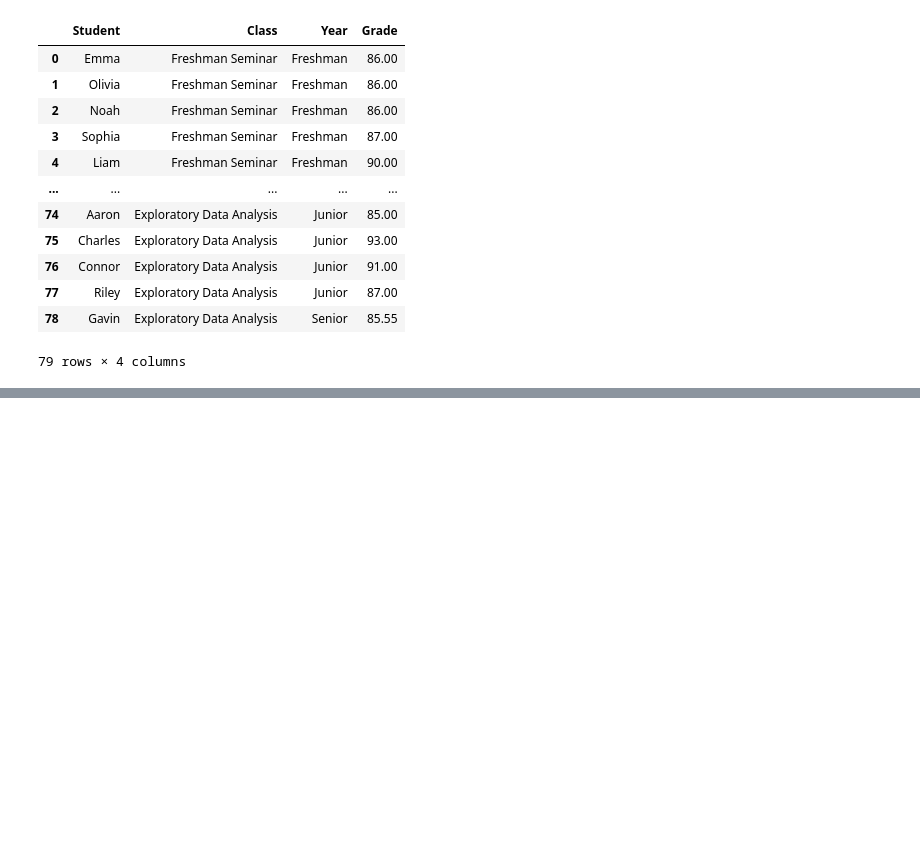
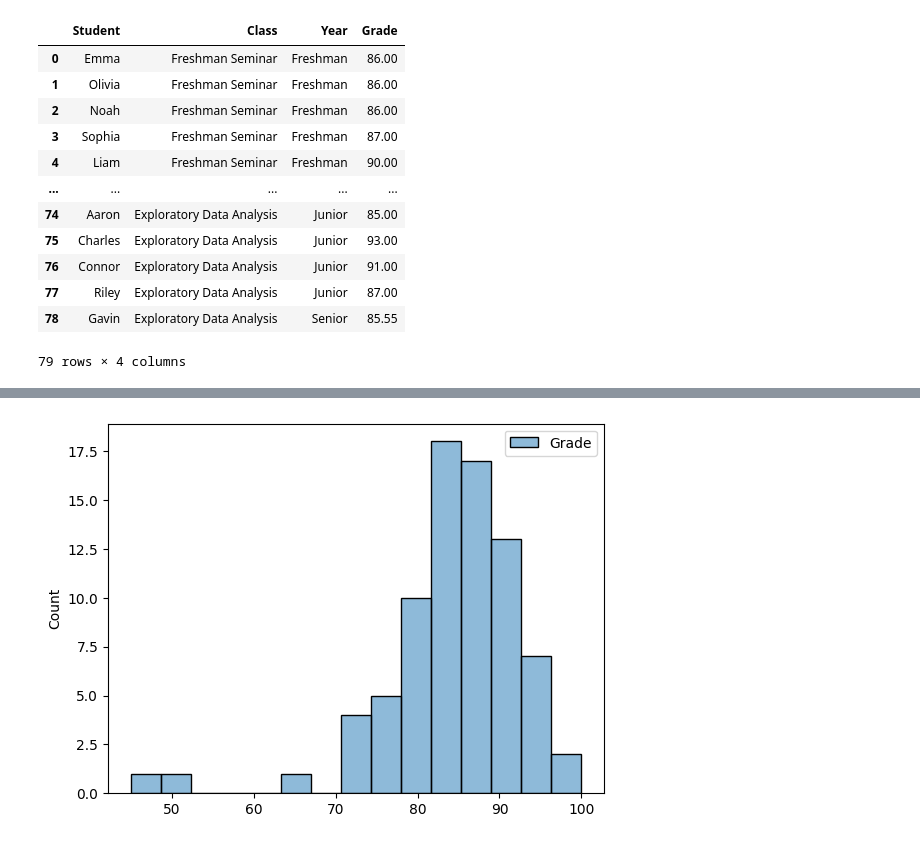
Before and after one commit to hermanconnor/data-prep-and-eda-python, a Jupyter notebook: 2-cleaning-data/cleaning_data.ipynb, the cells around one changed output, grey strips where cells are left out. Cells and saved outputs as stored; diff of their text form; code cells hidden in the pictures; blank space fills up the shorter version.

```diff
--- a/2-cleaning-data/cleaning_data.ipynb
+++ b/2-cleaning-data/cleaning_data.ipynb
@@ -638,0 +660,7 @@ df
+# %%
+# histogram using seaborn
+import seaborn as sns
+
+sns.histplot(df);
+# %% [output]
+[figure, added]
```
Also changed, not shown: parts of 9 cells of this notebook.
